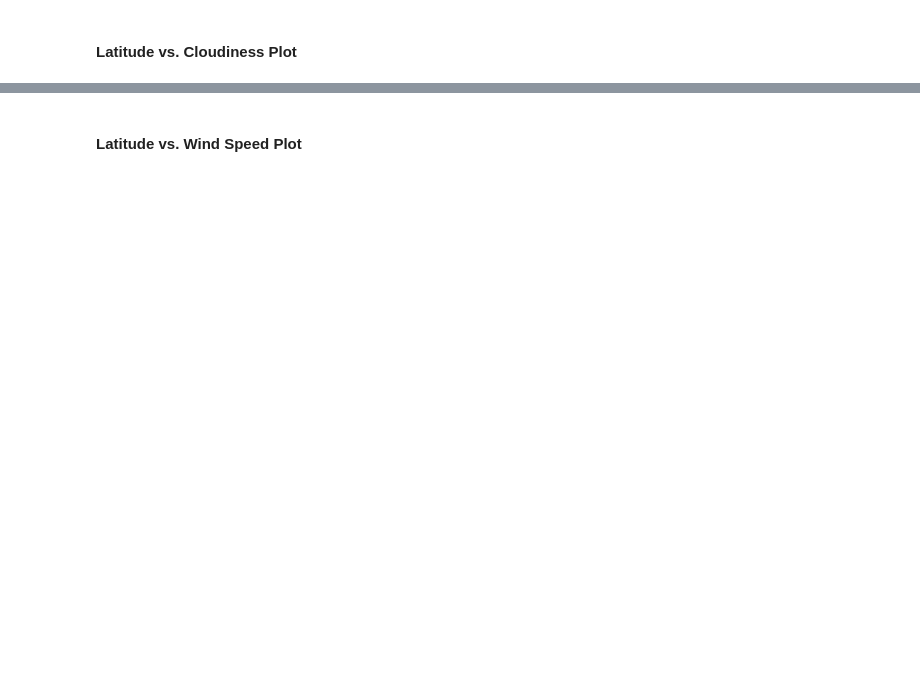
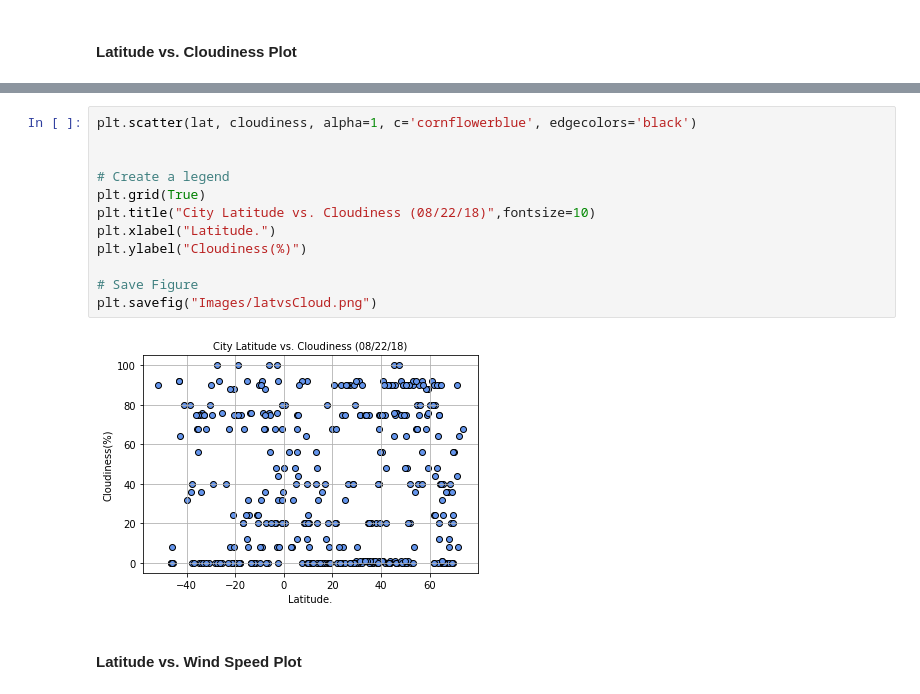
Before and after one commit to nagaraj9b/Python_api, a Jupyter notebook: WeatherPy.ipynb, the cells around one changed output, grey strips where cells are left out. Drawn from its saved outputs; the diff is of its cells as text; blank space fills up the shorter version.

```diff
--- a/WeatherPy.ipynb
+++ b/WeatherPy.ipynb
@@ -151,2 +200,16 @@ dtype: int64
+# %%
+plt.scatter(lat, cloudiness, alpha=1, c='cornflowerblue', edgecolors='black')
+
+
+# Create a legend
+plt.grid(True)
+plt.title("City Latitude vs. Cloudiness (08/22/18)",fontsize=10)
+plt.xlabel("Latitude.")
+plt.ylabel("Cloudiness(%)")
+
+# Save Figure
+plt.savefig("Images/latvsCloud.png")
+# %% [output]
+[figure, added]
 # %% [markdown]
 #### Latitude vs. Wind Speed Plot
```
Also changed, not shown: parts of 14 cells of this notebook, 5 other files.
